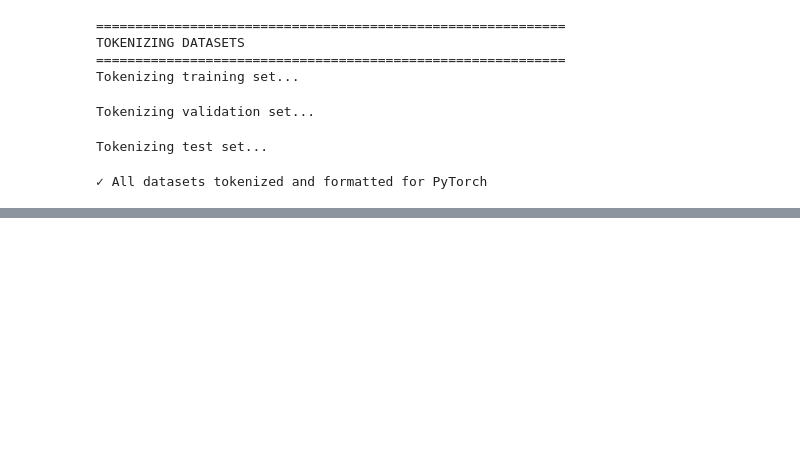
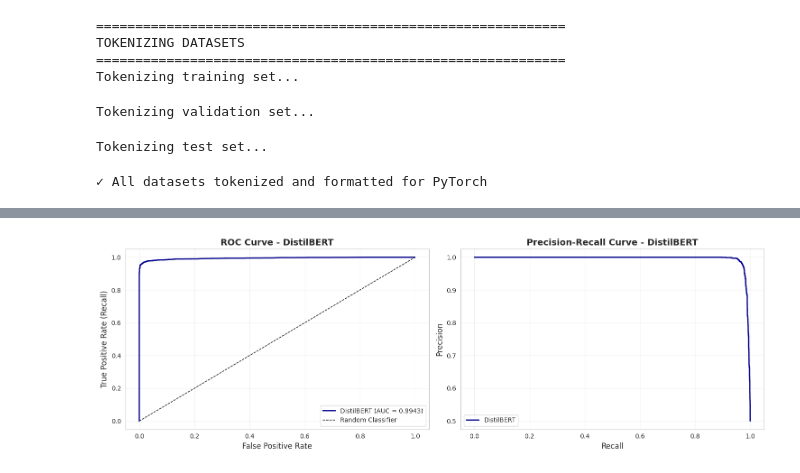
Before and after one commit to Hgaffa/PromptGuard-Research, a Jupyter notebook: notebooks/05_transformer_model.ipynb, the cells around one changed output, grey strips where cells are left out. Cells and saved outputs as stored; diff of their text form; code cells hidden in the pictures; blank space fills up the shorter version.

```diff
--- a/notebooks/05_transformer_model.ipynb
+++ b/notebooks/05_transformer_model.ipynb
@@ -405,0 +528,30 @@ Grab a coffee! ☕
+# %%
+# ROC and PR curves
+from sklearn.metrics import roc_curve, precision_recall_curve
+
+fig, axes = plt.subplots(1, 2, figsize=(15, 5))
+
+# ROC Curve
+fpr_curve, tpr_curve, _ = roc_curve(y_true, y_pred_proba)
+axes[0].plot(fpr_curve, tpr_curve, label=f'DistilBERT (AUC = {roc_auc:.4f})', linewidth=2, color='darkblue')
+axes[0].plot([0, 1], [0, 1], 'k--', label='Random Classifier', linewidth=1)
+axes[0].set_xlabel('False Positive Rate', fontsize=12)
+axes[0].set_ylabel('True Positive Rate (Recall)', fontsize=12)
+axes[0].set_title('ROC Curve - DistilBERT', fontsize=14, fontweight='bold')
+axes[0].legend(loc='lower right')
+axes[0].grid(True, alpha=0.3)
+
+# Precision-Recall Curve
+precision_curve, recall_curve, _ = precision_recall_curve(y_true, y_pred_proba)
+axes[1].plot(recall_curve, precision_curve, label='DistilBERT', linewidth=2, color='darkblue')
+axes[1].set_xlabel('Recall', fontsize=12)
+axes[1].set_ylabel('Precision', fontsize=12)
+axes[1].set_title('Precision-Recall Curve - DistilBERT', fontsize=14, fontweight='bold')
+axes[1].legend(loc='best')
+axes[1].grid(True, alpha=0.3)
+
+plt.tight_layout()
+plt.savefig('./distilbert_curves.png', dpi=300, bbox_inches='tight')
+plt.show()
+# %% [output]
+[figure, added]
```
Also changed, not shown: parts of 16 cells of this notebook, 4 other files.
